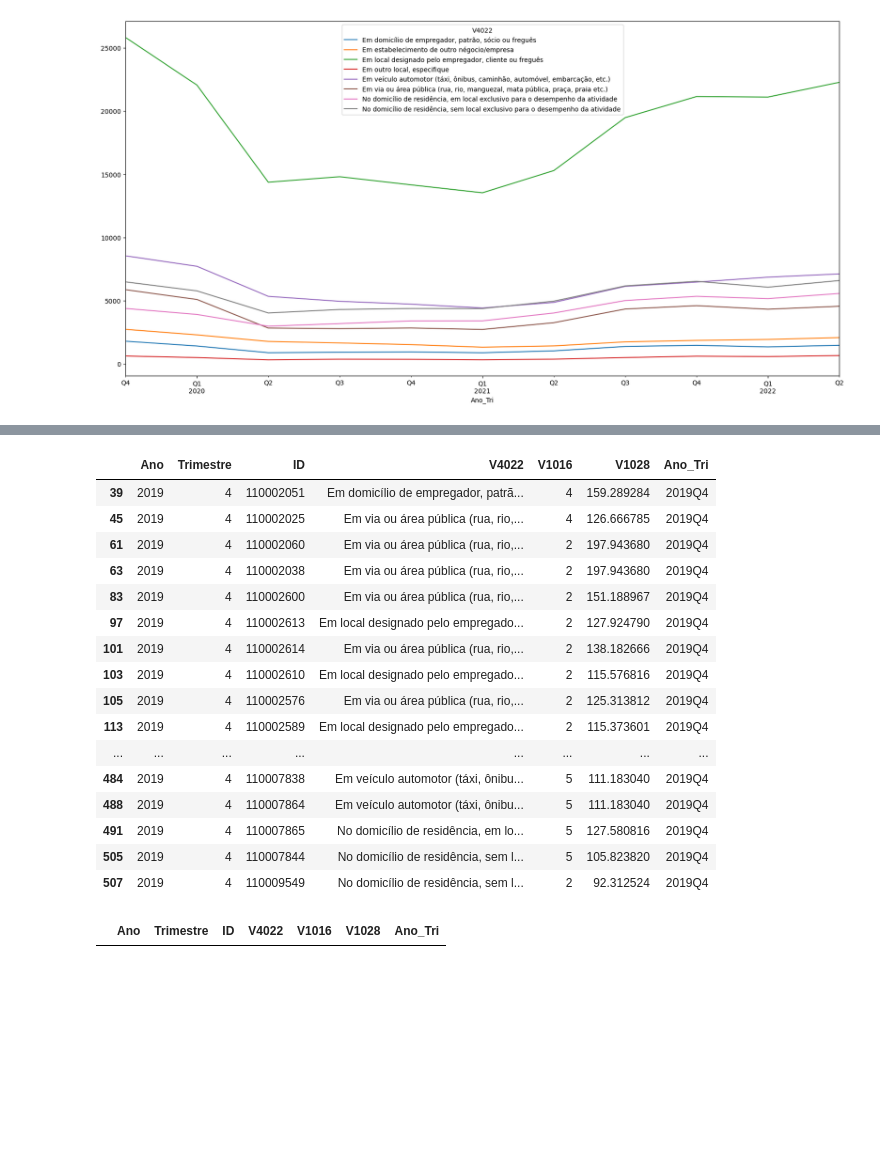
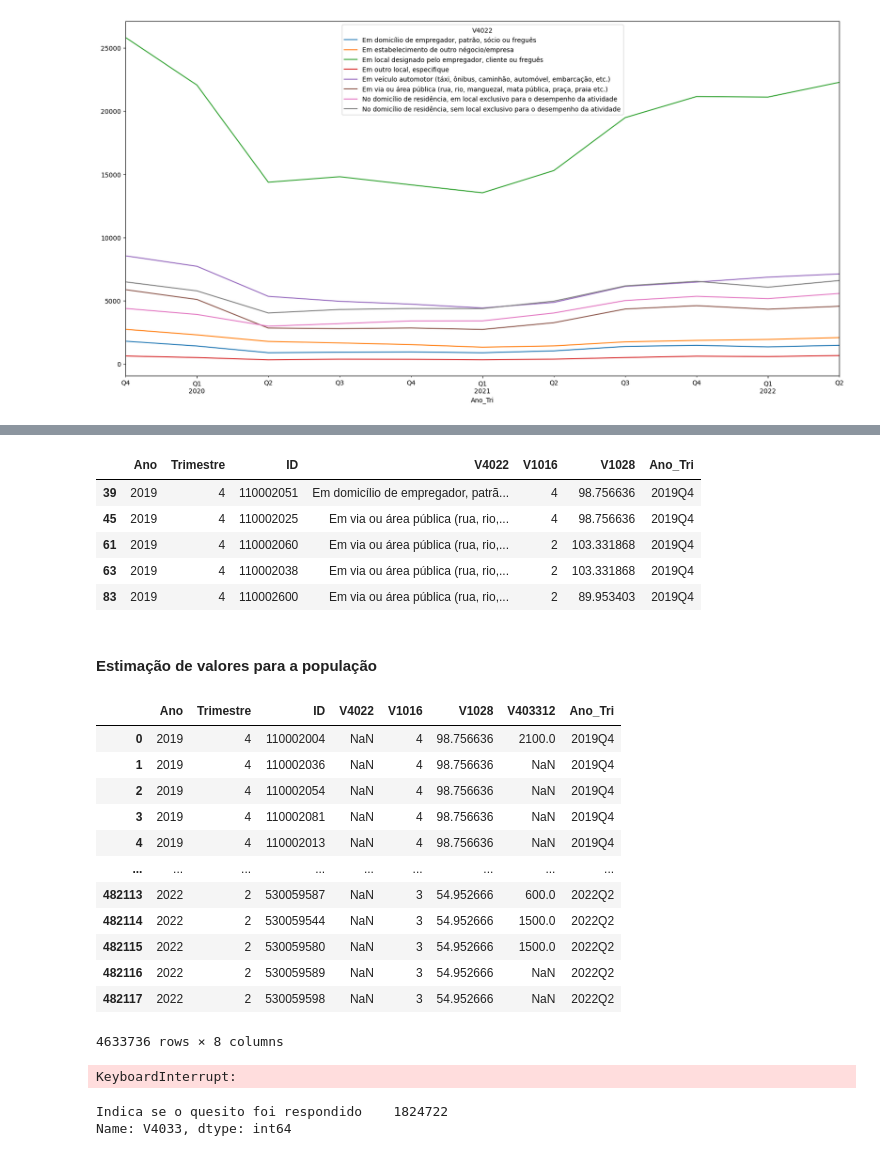
Before and after one commit to msbrasil/Mercado-de-Trabalho-Remoto, a Jupyter notebook: análise V4022.ipynb, the cells around one changed output, grey strips where cells are left out. Drawn from its saved outputs; the diff is of its cells as text; code cells hidden in the pictures; blank space fills up the shorter version.

Commit message:
Samplics e Pesos
Testes com  samplics para expandir variáveis

```diff
--- a/análise V4022.ipynb
+++ b/análise V4022.ipynb
@@ -210,25 +237,11 @@ pnadc_completa[pnadc_completa['ID'] == 110002613]
 # %%
-pnadc_completa.dropna().head(50)
+pnadc_completa.dropna().head()
 # %% [output]
 |  | Ano | Trimestre | ID | V4022 | V1016 | V1028 | Ano_Tri |
-| 39 | 2019 | 4 | 110002051 | Em domicílio de empregador, patrã... | 4 | 159.289284 | 2019Q4 |
-| 45 | 2019 | 4 | 110002025 | Em via ou área pública (rua, rio,... | 4 | 126.666785 | 2019Q4 |
-| 61 | 2019 | 4 | 110002060 | Em via ou área pública (rua, rio,... | 2 | 197.943680 | 2019Q4 |
-| 63 | 2019 | 4 | 110002038 | Em via ou área pública (rua, rio,... | 2 | 197.943680 | 2019Q4 |
-| 83 | 2019 | 4 | 110002600 | Em via ou área pública (rua, rio,... | 2 | 151.188967 | 2019Q4 |
-| 97 | 2019 | 4 | 110002613 | Em local designado pelo empregado... | 2 | 127.924790 | 2019Q4 |
-| 101 | 2019 | 4 | 110002614 | Em via ou área pública (rua, rio,... | 2 | 138.182666 | 2019Q4 |
-| 103 | 2019 | 4 | 110002610 | Em local designado pelo empregado... | 2 | 115.576816 | 2019Q4 |
-| 105 | 2019 | 4 | 110002576 | Em via ou área pública (rua, rio,... | 2 | 125.313812 | 2019Q4 |
-| 113 | 2019 | 4 | 110002589 | Em local designado pelo empregado... | 2 | 115.373601 | 2019Q4 |
-| ... | ... | ... | ... | ... | ... | ... | ... |
-| 484 | 2019 | 4 | 110007838 | Em veículo automotor (táxi, ônibu... | 5 | 111.183040 | 2019Q4 |
-| 488 | 2019 | 4 | 110007864 | Em veículo automotor (táxi, ônibu... | 5 | 111.183040 | 2019Q4 |
-| 491 | 2019 | 4 | 110007865 | No domicílio de residência, em lo... | 5 | 127.580816 | 2019Q4 |
-| 505 | 2019 | 4 | 110007844 | No domicílio de residência, sem l... | 5 | 105.823820 | 2019Q4 |
-| 507 | 2019 | 4 | 110009549 | No domicílio de residência, sem l... | 2 | 92.312524 | 2019Q4 |
+| 39 | 2019 | 4 | 110002051 | Em domicílio de empregador, patrã... | 4 | 98.756636 | 2019Q4 |
+| 45 | 2019 | 4 | 110002025 | Em via ou área pública (rua, rio,... | 4 | 98.756636 | 2019Q4 |
+| 61 | 2019 | 4 | 110002060 | Em via ou área pública (rua, rio,... | 2 | 103.331868 | 2019Q4 |
+| 63 | 2019 | 4 | 110002038 | Em via ou área pública (rua, rio,... | 2 | 103.331868 | 2019Q4 |
+| 83 | 2019 | 4 | 110002600 | Em via ou área pública (rua, rio,... | 2 | 89.953403 | 2019Q4 |
-# %%
-#isso pode ser um erro??????
-pnadc_completa[pnadc_completa['ID'] == 110005406]
-# %% [output]
-|  | Ano | Trimestre | ID | V4022 | V1016 | V1028 | Ano_Tri |
+# %% [markdown]
+#### Estimação de valores para a população
@@ -234,0 +251,33 @@ pnadc_completa[pnadc_completa['ID'] == 110005406]
+# %%
+pnadc_completa
+# %% [output]
+|  | Ano | Trimestre | ID | V4022 | V1016 | V1028 | V403312 | Ano_Tri |
+| 0 | 2019 | 4 | 110002004 | NaN | 4 | 98.756636 | 2100.0 | 2019Q4 |
+| 1 | 2019 | 4 | 110002036 | NaN | 4 | 98.756636 | NaN | 2019Q4 |
+| 2 | 2019 | 4 | 110002054 | NaN | 4 | 98.756636 | NaN | 2019Q4 |
+| 3 | 2019 | 4 | 110002081 | NaN | 4 | 98.756636 | NaN | 2019Q4 |
+| 4 | 2019 | 4 | 110002013 | NaN | 4 | 98.756636 | NaN | 2019Q4 |
+| ... | ... | ... | ... | ... | ... | ... | ... | ... |
+| 482113 | 2022 | 2 | 530059587 | NaN | 3 | 54.952666 | 600.0 | 2022Q2 |
+| 482114 | 2022 | 2 | 530059544 | NaN | 3 | 54.952666 | 1500.0 | 2022Q2 |
+| 482115 | 2022 | 2 | 530059580 | NaN | 3 | 54.952666 | 1500.0 | 2022Q2 |
+| 482116 | 2022 | 2 | 530059589 | NaN | 3 | 54.952666 | NaN | 2022Q2 |
+| 482117 | 2022 | 2 | 530059598 | NaN | 3 | 54.952666 | NaN | 2022Q2 |
+4633736 rows × 8 columns
+# %%
+zinc_mean_str = TaylorEstimator("mean")
+zinc_mean_str.estimate(
+    y=pnadc_completa["V403312"],
+    samp_weight=pnadc_completa["V1028"],
+    psu=pnadc_completa["ID"],
+    remove_nan=True,
+)
+
+print(zinc_mean_str)
+# %% [output]
+KeyboardInterrupt:
+# %%
+pnadc_completa['V4033'].value_counts()
+# %% [output]
+Indica se o quesito foi respondido    1824722
+Name: V4033, dtype: int64
```
Also changed, not shown: parts of 12 cells of this notebook, 2 other files.
